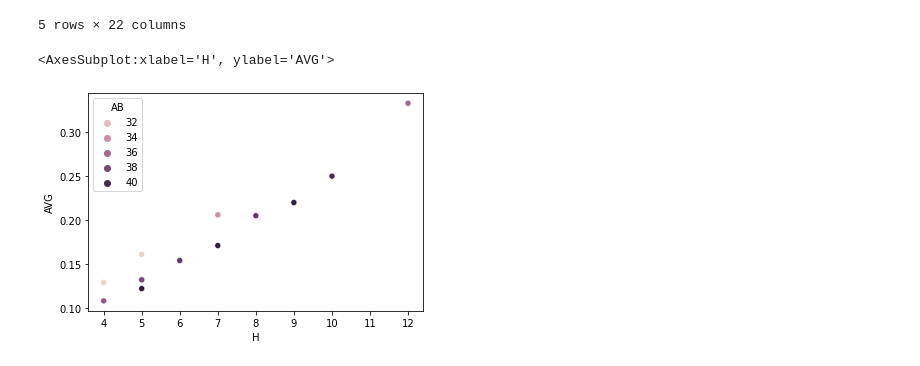
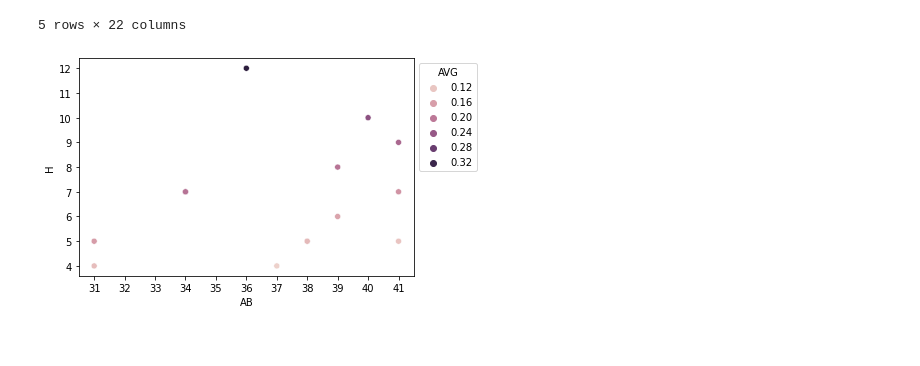
Before and after one commit to MicahlDeRosa/Baseball_stats, a Jupyter notebook: Untitled-1.ipynb, the cells around one changed output. Cells and saved outputs as stored; diff of their text form; code cells hidden in the pictures.

```diff
--- a/Untitled-1.ipynb
+++ b/Untitled-1.ipynb
@@ -83,8 +83,10 @@ df_2.tail()
 | 12 | 89 | Willie Schwarick (Siena) | 0.161 | 0.515 | 11-Nov | 31 | 3 | 5 | 0 | 0 | ... | ... |
 | 13 | 90 | Ferrera, Dean (Fairfield) | 0.129 | 0.329 | 11-Dec | 31 | 2 | 4 | 0 | 0 | ... | ... |
 5 rows × 22 columns
-# %%
-sb.scatterplot(x='H', y='AVG', hue='AB', data=df_2)
-# %% [output]
-<AxesSubplot:xlabel='H', ylabel='AVG'>
-[figure, removed]
+# %%
+#creating a scatter plot
+g= sb.scatterplot(x='AB', y='H', hue='AVG', data=df_2)
+g.set_xticks(range(31,42))
+sb.move_legend(g, "upper left", bbox_to_anchor=(1, 1))
+# %% [output]
+[figure, added]
```
Also changed, not shown: parts of 4 cells of this notebook.
